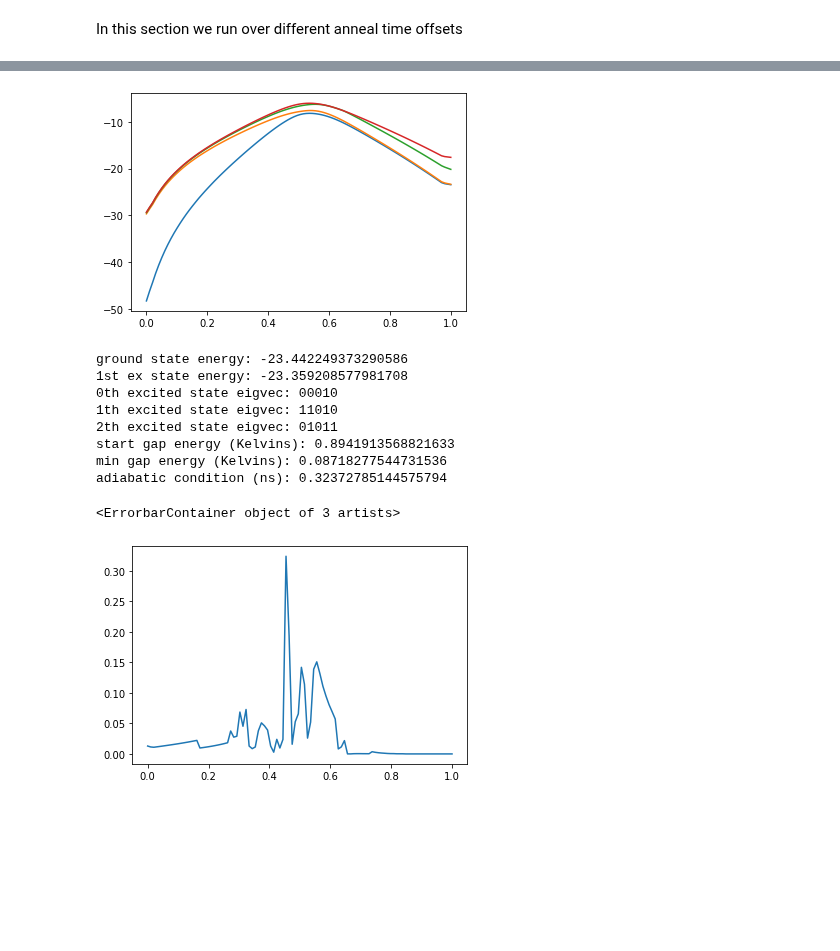
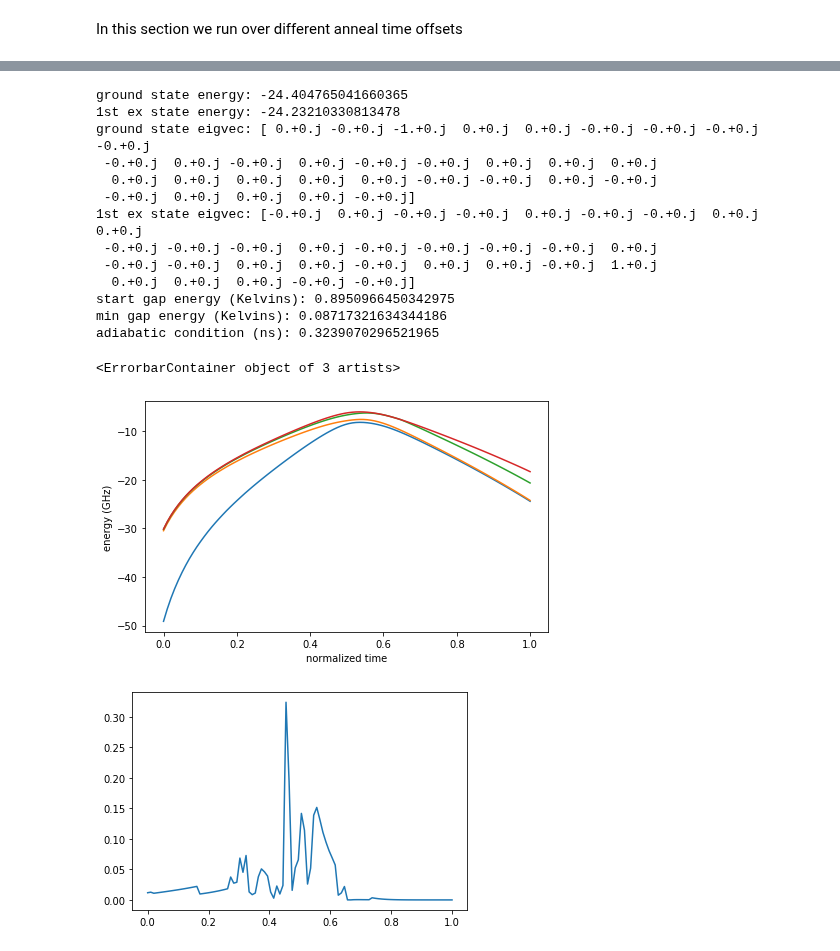
Before and after one commit to cchang5/quantum_linear_programming, a Jupyter notebook: notebooks/tdse_notebook.ipynb, the cells around one changed output, grey strips where cells are left out. Cells and saved outputs as stored; diff of their text form; code cells hidden in the pictures; blank space fills up the shorter version.

```diff
--- a/notebooks/tdse_notebook.ipynb
+++ b/notebooks/tdse_notebook.ipynb
@@ -415,8 +415,8 @@ num_es = 4
 # unit conversion
 # sol.y = [GHz / h]
 
-fig = plt.figure()
-ax = plt.axes()
+fig = plt.figure(figsize=(7,4))
+ax = plt.axes([0.15, 0.15, 0.8, 0.8])
 gap = dict()
 
 x = []
@@ -427,46 +427,52 @@ for s in np.linspace(normalized_time[0], normalized_time[1], 100):
     eigval, eigvec = eigh((tdse.annealingH(s)).toarray())
     x.append(s)
     for es in y.keys():
         y[es].append(eigval[es])
     Vi = np.einsum('ij,j->i', tdse.annealingH(s).todense(), eigvec[2])
     Vi = abs(np.einsum('i,i', eigvec[0], Vi).real)
     V.append(Vi)
 for es in y.keys():
     ax.errorbar(x=x, y=y[es])
 gap = {es: np.array(y[es]) - np.array(y[0]) for es in y.keys()}
+ax.set_xlabel("normalized time")
+ax.set_ylabel("energy (GHz)")
 plt.draw()
-plt.show()
+plt.savefig("../paper/figures/spectrum_offset.pdf", transparent=True)
 print("ground state energy:", y[0][-1])
 print("1st ex state energy:", y[1][-1])
 eigval, eigvec = eigh((tdse.annealingH(s)).toarray())
-for n in range(3):
-    print(f"{n}th excited state eigvec:", "{0:05b}".format(np.argmax(np.absolute(np.round(eigvec[n]).real))))
-
+print("ground state eigvec:", np.round(eigvec[0]))
+print("1st ex state eigvec:", np.round(eigvec[1]))
 kb = 8.617333262145E-5 #eV⋅K−1
 h = 4.135667696E-15 #eV⋅s
 h_kb = h/kb # K*s
 print("start gap energy (Kelvins):", (y[1][0] - y[0][0])*1E9*h_kb)
 gap = np.array(y[2]) - np.array(y[0])
 mingap = min(gap)
 print("min gap energy (Kelvins):", mingap*1E9*h_kb)
 # calculate adiabatic condition V/gap^2
 scale = V/(gap)**2
 print("adiabatic condition (ns):", max(V/(gap)**2))
 
 fig = plt.figure('adiabatic condition')
 ax = plt.axes()
 ax.errorbar(x=x, y=scale)
 # %% [output]
-[figure, old version]
-ground state energy: -23.442249373290586
-1st ex state energy: -23.359208577981708
-0th excited state eigvec: 00010
-1th excited state eigvec: 11010
-2th excited state eigvec: 01011
-start gap energy (Kelvins): 0.8941913568821633
-min gap energy (Kelvins): 0.08718277544731536
-adiabatic condition (ns): 0.32372785144575794
+ground state energy: -24.404765041660365
+1st ex state energy: -24.23210330813478
+ground state eigvec: [ 0.+0.j -0.+0.j -1.+0.j  0.+0.j  0.+0.j -0.+0.j -0.+0.j -0.+0.j -0.+0.j
+ -0.+0.j  0.+0.j -0.+0.j  0.+0.j -0.+0.j -0.+0.j  0.+0.j  0.+0.j  0.+0.j
+  0.+0.j  0.+0.j  0.+0.j  0.+0.j  0.+0.j -0.+0.j -0.+0.j  0.+0.j -0.+0.j
+ -0.+0.j  0.+0.j  0.+0.j  0.+0.j -0.+0.j]
+1st ex state eigvec: [-0.+0.j  0.+0.j -0.+0.j -0.+0.j  0.+0.j -0.+0.j -0.+0.j  0.+0.j  0.+0.j
+ -0.+0.j -0.+0.j -0.+0.j  0.+0.j -0.+0.j -0.+0.j -0.+0.j -0.+0.j  0.+0.j
+ -0.+0.j -0.+0.j  0.+0.j  0.+0.j -0.+0.j  0.+0.j  0.+0.j -0.+0.j  1.+0.j
+  0.+0.j  0.+0.j  0.+0.j -0.+0.j -0.+0.j]
+start gap energy (Kelvins): 0.8950966450342975
+min gap energy (Kelvins): 0.08717321634344186
+adiabatic condition (ns): 0.3239070296521965
 <ErrorbarContainer object of 3 artists>
+[figure, new version]
 [figure]
 # %%
 from numpy.linalg import eigh
```
Also changed, not shown: parts of 7 cells of this notebook, 13 other files.
